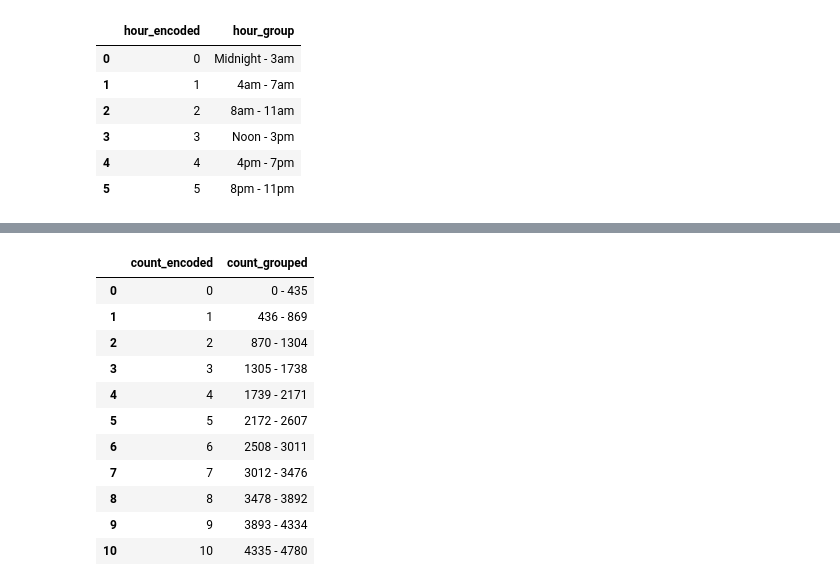
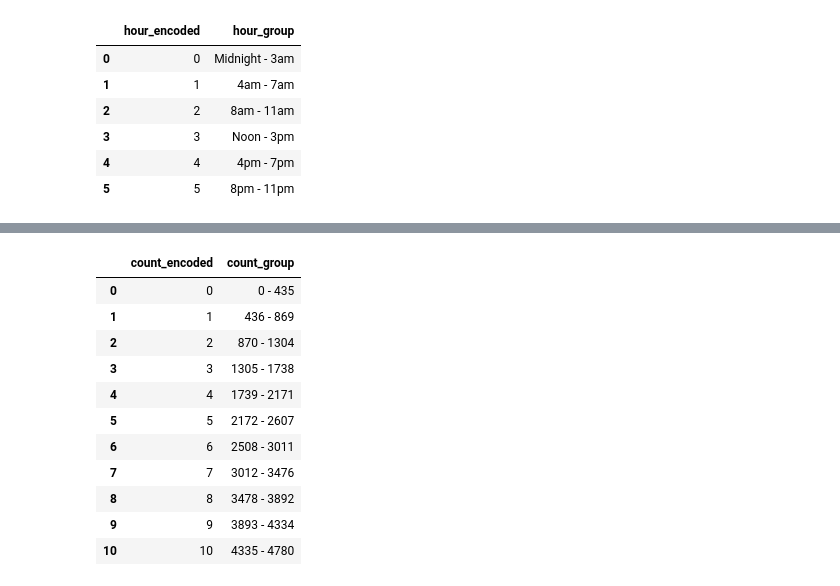
Before and after one commit to aktavern/Austin-Transporation-Alternatives, a Jupyter notebook: etl/ETL Notebook.ipynb, the cells around one changed output, grey strips where cells are left out. Saved outputs shown, nothing was run; the diff lists cells and outputs as text; code cells hidden in the pictures.

```diff
--- a/etl/ETL Notebook.ipynb
+++ b/etl/ETL Notebook.ipynb
@@ -79,15 +99,15 @@ month_dataframe
 # %%
 # create a dataframe mapping count groups
 count_dataframe = pd.DataFrame({
                     "count_encoded": [0,1,2,3,4,5,6,7,8,9,10],
-                    "count_grouped": ['0 - 435', '436 - 869', '870 - 1304',
+                    "count_group": ['0 - 435', '436 - 869', '870 - 1304',
                                     '1305 - 1738','1739 - 2171', '2172 - 2607',
                                     '2508 - 3011', '3012 - 3476', '3478 - 3892',
                                     '3893 - 4334','4335 - 4780']
 })
 count_dataframe
 # %% [output]
-|  | count_encoded | count_grouped |
+|  | count_encoded | count_group |
 | 0 | 0 | 0 - 435 |
 | 1 | 1 | 436 - 869 |
 | 2 | 2 | 870 - 1304 |
```
Also changed, not shown: parts of 12 cells of this notebook, 2 other files.
